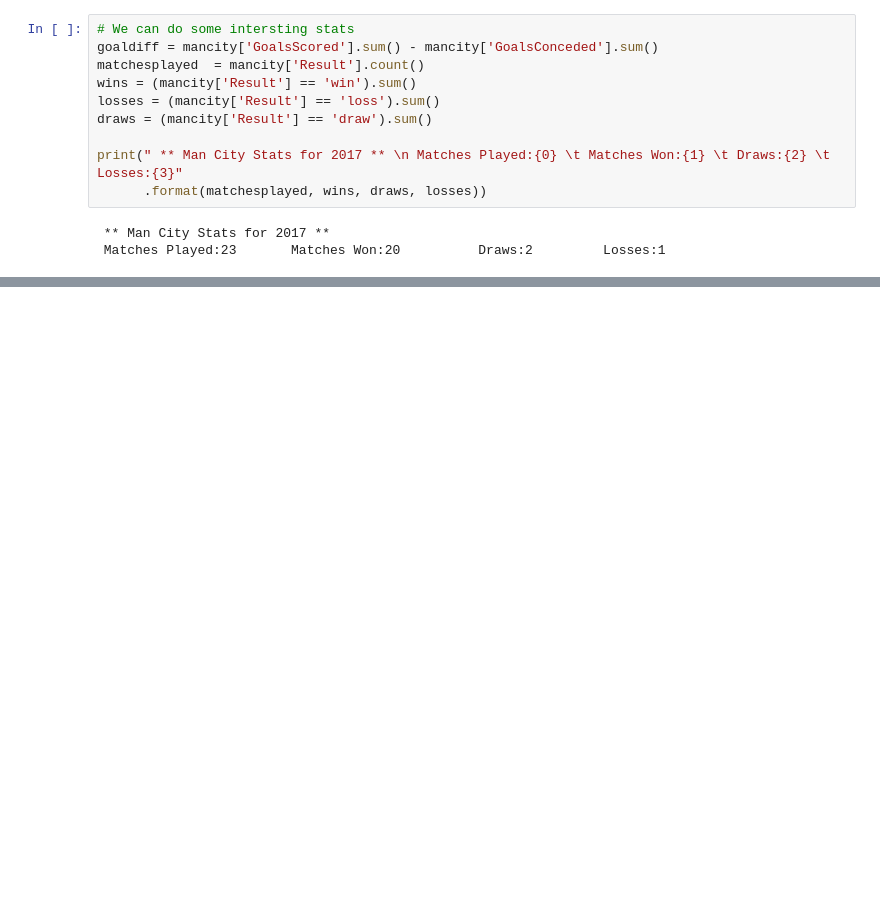
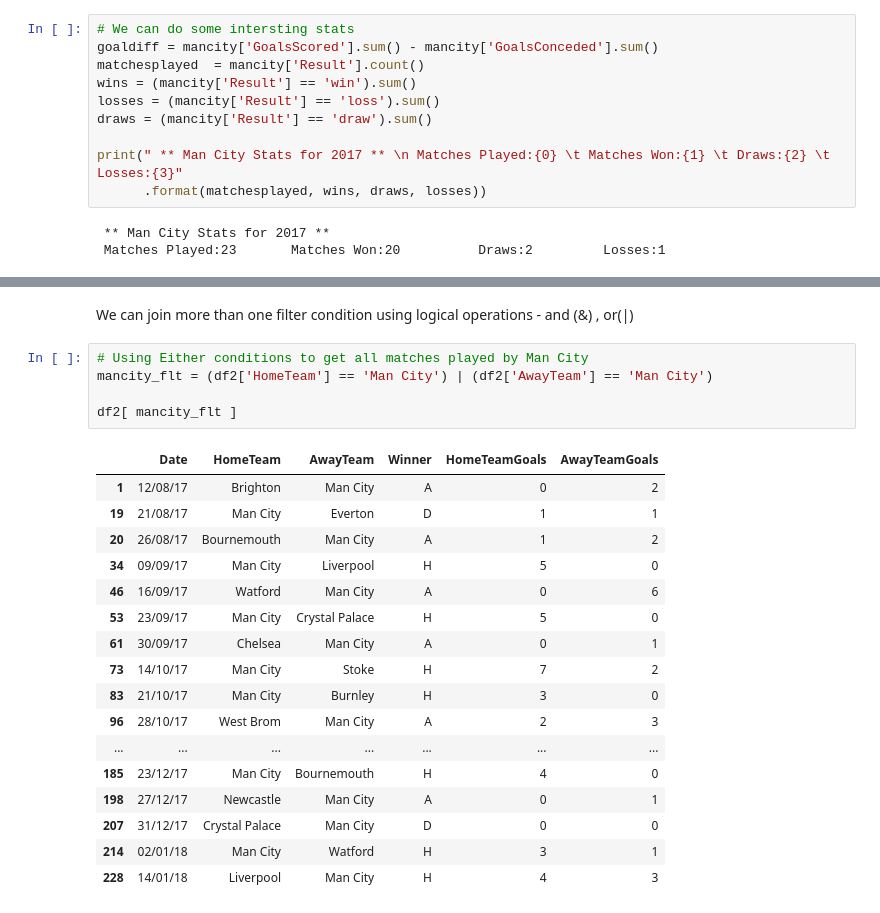
Before and after one commit to bbcCorp/dataScienceWorkbook, a Jupyter notebook: 3-Data Manipulation with Pandas.ipynb, the cells around one changed output, grey strips where cells are left out. Cells and saved outputs as stored; diff of their text form; blank space fills up the shorter version.

Commit message:
Added Filter related exercises

```diff
--- a/3-Data Manipulation with Pandas.ipynb
+++ b/3-Data Manipulation with Pandas.ipynb
@@ -142,0 +158,25 @@ print(" ** Man City Stats for 2017 ** \n Matches Played:{0} \t Matches Won:{1} \
+# %% [markdown]
+We can join more than one filter condition using logical operations - and (&) , or(|)
+# %%
+# Using Either conditions to get all matches played by Man City
+mancity_flt = (df2['HomeTeam'] == 'Man City') | (df2['AwayTeam'] == 'Man City')
+
+df2[ mancity_flt ]
+# %% [output]
+|  | Date | HomeTeam | AwayTeam | Winner | HomeTeamGoals | AwayTeamGoals |
+| 1 | 12/08/17 | Brighton | Man City | A | 0 | 2 |
+| 19 | 21/08/17 | Man City | Everton | D | 1 | 1 |
+| 20 | 26/08/17 | Bournemouth | Man City | A | 1 | 2 |
+| 34 | 09/09/17 | Man City | Liverpool | H | 5 | 0 |
+| 46 | 16/09/17 | Watford | Man City | A | 0 | 6 |
+| 53 | 23/09/17 | Man City | Crystal Palace | H | 5 | 0 |
+| 61 | 30/09/17 | Chelsea | Man City | A | 0 | 1 |
+| 73 | 14/10/17 | Man City | Stoke | H | 7 | 2 |
+| 83 | 21/10/17 | Man City | Burnley | H | 3 | 0 |
+| 96 | 28/10/17 | West Brom | Man City | A | 2 | 3 |
+| ... | ... | ... | ... | ... | ... | ... |
+| 185 | 23/12/17 | Man City | Bournemouth | H | 4 | 0 |
+| 198 | 27/12/17 | Newcastle | Man City | A | 0 | 1 |
+| 207 | 31/12/17 | Crystal Palace | Man City | D | 0 | 0 |
+| 214 | 02/01/18 | Man City | Watford | H | 3 | 1 |
+| 228 | 14/01/18 | Liverpool | Man City | H | 4 | 3 |
```
Also changed, not shown: parts of 11 cells of this notebook.
